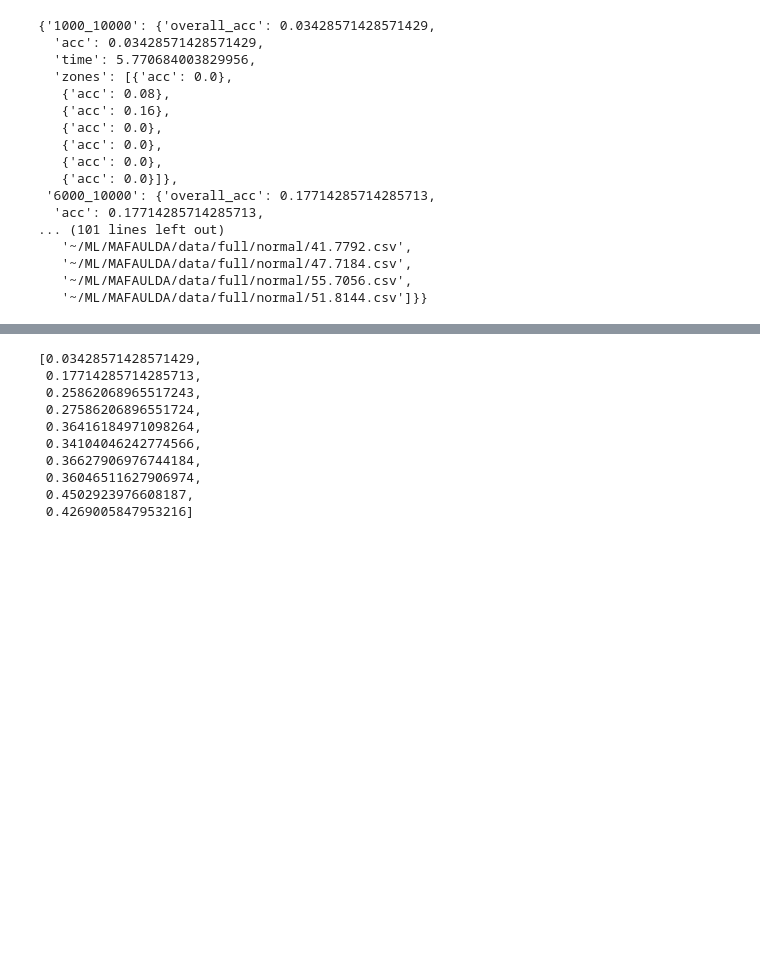
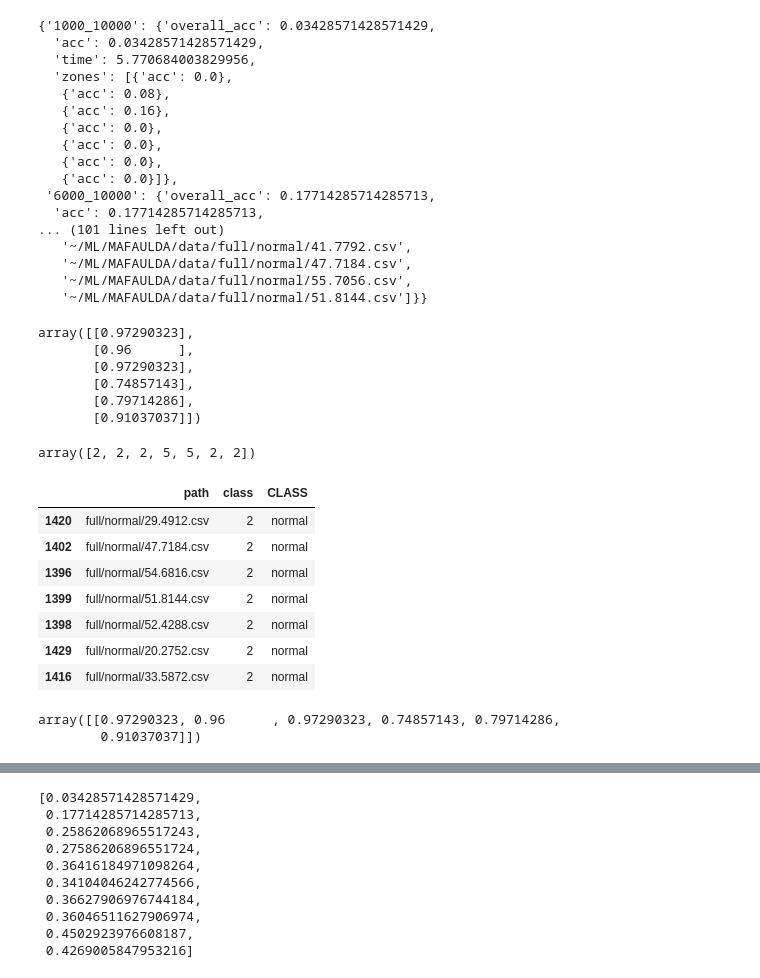
Before and after one commit to nprzybylski/window, a Jupyter notebook: sliding window.ipynb, the cells around one changed output, grey strips where cells are left out. Drawn from its saved outputs; the diff is of its cells as text; code cells hidden in the pictures; blank space fills up the shorter version.

```diff
--- a/sliding window.ipynb
+++ b/sliding window.ipynb
@@ -1088,3 +1089,12 @@ for d in dirs:
+# %%
+accs
+# %% [output]
+array([[0.97290323],
+       [0.96      ],
+       [0.97290323],
+       [0.74857143],
+       [0.79714286],
+       [0.91037037]])
 # %%
 accs1 = []
 for d in dirs:
@@ -1092,3 +1102,23 @@ for d in dirs:
         t = json.load(file)
         accs1.append([t[_]['acc'] for _ in t])
 accs1 = np.array(accs1)[:,:-1]
+# %%
+model.predict(X_test.loc[val_files[val_files['CLASS'] == 'normal'].index])
+# %% [output]
+array([2, 2, 2, 5, 5, 2, 2])
+# %%
+val_files[val_files['CLASS'] == 'normal']
+# %% [output]
+|  | path | class | CLASS |
+| 1420 | full/normal/29.4912.csv | 2 | normal |
+| 1402 | full/normal/47.7184.csv | 2 | normal |
+| 1396 | full/normal/54.6816.csv | 2 | normal |
+| 1399 | full/normal/51.8144.csv | 2 | normal |
+| 1398 | full/normal/52.4288.csv | 2 | normal |
+| 1429 | full/normal/20.2752.csv | 2 | normal |
+| 1416 | full/normal/33.5872.csv | 2 | normal |
+# %%
+accs.T
+# %% [output]
+array([[0.97290323, 0.96      , 0.97290323, 0.74857143, 0.79714286,
+        0.91037037]])
```
Also changed, not shown: parts of 3 cells of this notebook, 1 other file.
